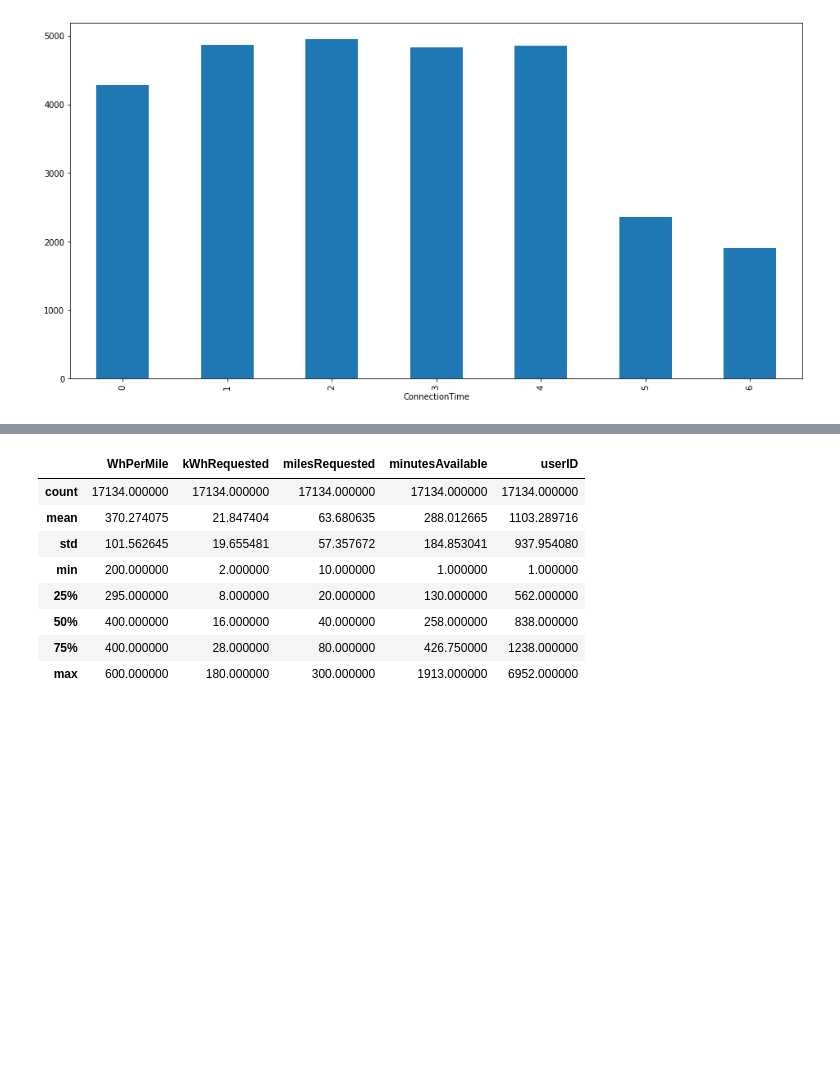
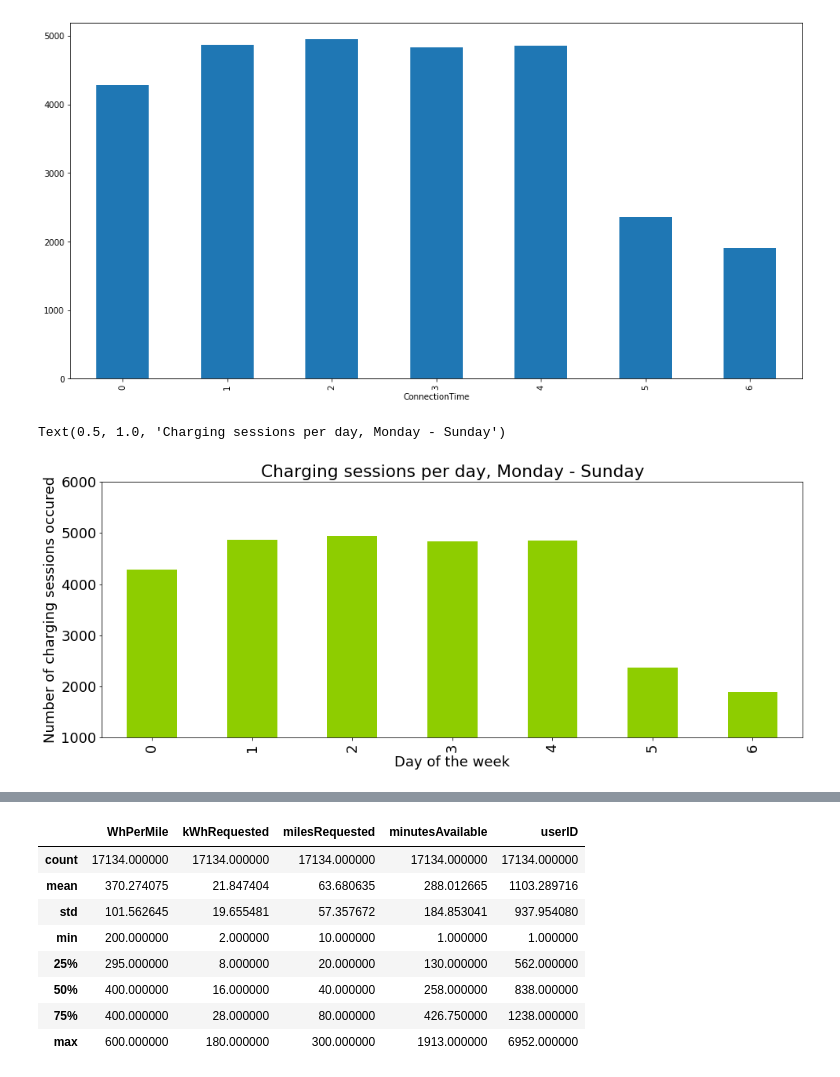
Before and after one commit to JuliaSokolova/electric-vehicle-charging, a Jupyter notebook: exploring_data.ipynb, the cells around one changed output, grey strips where cells are left out. Saved outputs shown, nothing was run; the diff lists cells and outputs as text; code cells hidden in the pictures; blank space fills up the shorter version.

```diff
--- a/exploring_data.ipynb
+++ b/exploring_data.ipynb
@@ -105,5 +119,22 @@ charging["ConnectionTime"].groupby([charging["ConnectionTime"].dt.weekday]).coun
 # %% [output]
 <matplotlib.axes._subplots.AxesSubplot at 0x...>
 [figure]
+# %%
+plt.rcParams.update({'font.size': 18})
+fig, ax = plt.subplots(figsize = (16, 6))
+ax = (charging["ConnectionTime"]
+      .groupby([charging["ConnectionTime"].dt.weekday])
+      .count().plot(kind="bar", figsize = (16, 6), color = "#8ecd00"))
+ax.set_xlabel('Day of the week')
+ax.set_ylabel('Number of charging sessions occured')
+ax.set_ylim(1000, 6000)
+ax.set_title('Charging sessions per day, Monday - Sunday')
+
+# ax.xticks('Mon', 'Tue', 'Wed', 'Thu', 'Fri', 'Sat', 'Sun')
+# ax.set_xticklabels('Mon', 'Tue', 'Wed', 'Thu', 'Fri', 'Sat', 'Sun')
+#ax.set_xticks(np.arange(7))
+# %% [output]
+Text(0.5, 1.0, 'Charging sessions per day, Monday - Sunday')
+[figure, added]
 # %%
 charging["ConnectionTime"].groupby([charging["ConnectionTime"].dt.hour]).count().plot(kind="bar", figsize = (16, 8))
```
Also changed, not shown: parts of 3 cells of this notebook, 2 other files.
